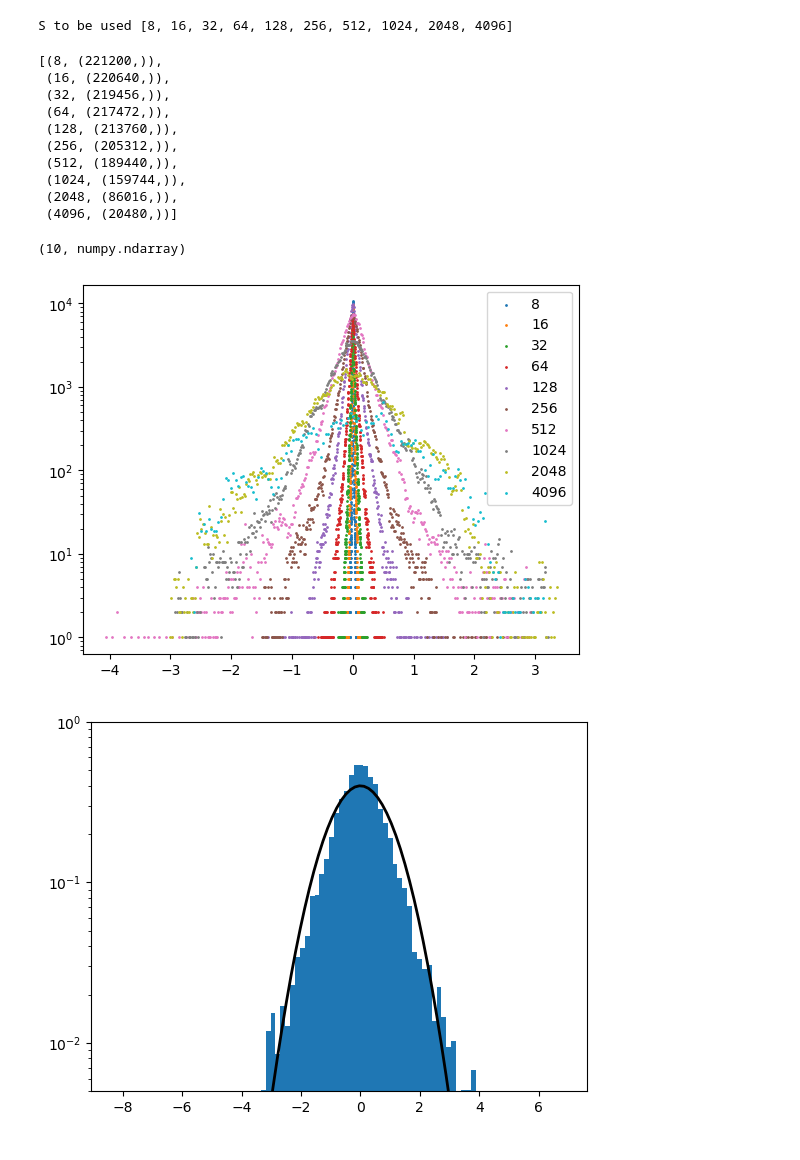
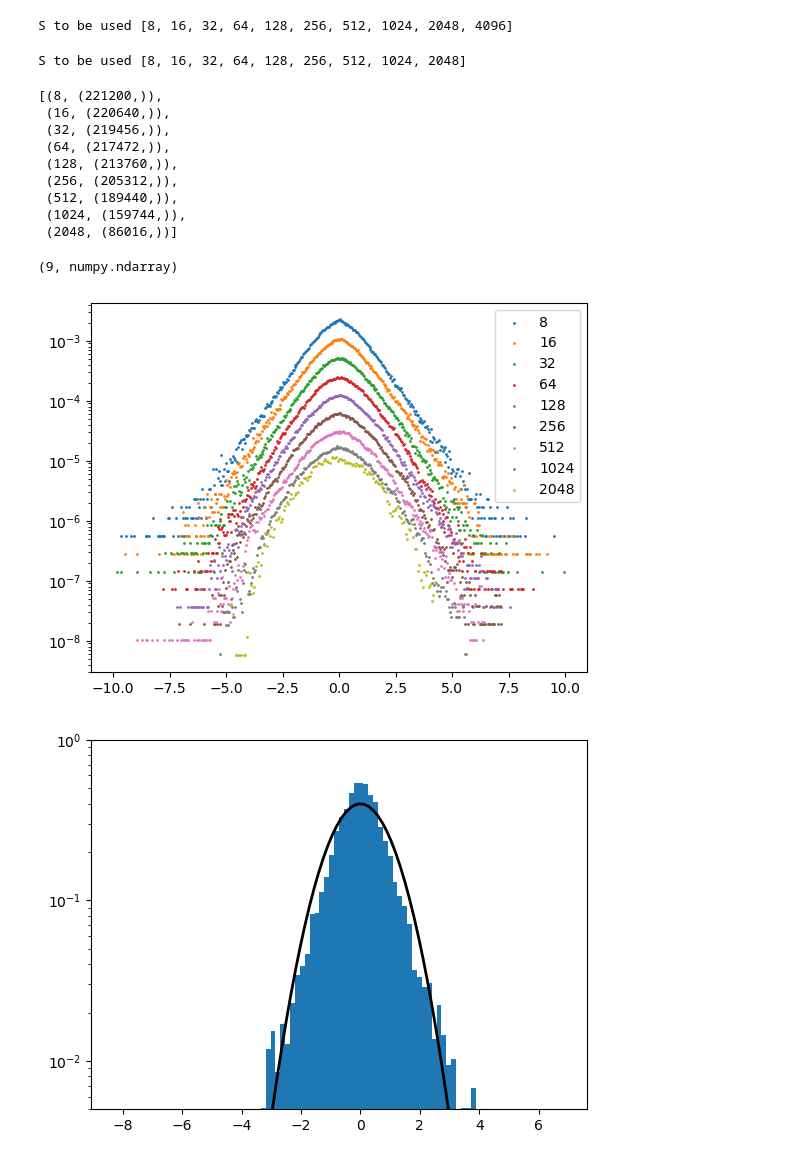
Before and after one commit to threeblueonebrowneyes/Critical-Scale-Invariance-Heart-Rate, a Jupyter notebook: Reading hea files - Data processing.ipynb, the cells around one changed output. Drawn from its saved outputs; the diff is of its cells as text; code cells hidden in the pictures.

```diff
--- a/Reading hea files - Data processing.ipynb
+++ b/Reading hea files - Data processing.ipynb
@@ -164,6 +164,38 @@ for s in S:
 f_log.close()
 # %% [output]
 S to be used [8, 16, 32, 64, 128, 256, 512, 1024, 2048, 4096]
+# %%
+S=[2**i for i in range(3, 12)]
+poly_order=3 # hyperparameter to change
+list_Delta_B=[]
+list_Delta_B_df=pd.DataFrame(columns=[str(s) for s in S])
+print('S to be used',S)
+f_log=open('log_s.txt', 'w')
+for s in S:
+    B_copied=B.copy()
+    print(s, file=f_log)
+    Delta_B_s=[]#np.array(()) #empty array to store delta s B of all patients, computed with same s
+    for file in files:
+        B_patient=B_copied[file][B_copied[file].notna()].values
+
+        n_segment=int(np.floor(B_patient.size/(2*s)))
+        print(file, ' n_seg', n_segment,  file=f_log)
+        if n_segment!= 0: #avoid useless computing power
+            for segment in range(n_segment):
+                detrend.polynomial(B_patient[segment*2*s: (segment+1)*2*s], order=poly_order, plot=False) # for each sliding segment, detrend
+
+            # the whole B but now detrended
+            detrended=B_patient[0:2*s*n_segment].copy() #only those that are possible to detrend (have at least the 2s space/segment)
+            Delta_s_B_file=np.array([detrended[i+s]-detrended[i] for i in range(2*s*n_segment) if i+s< len(detrended)])/np.std(detrended)
+            Delta_B_s.append(Delta_s_B_file)
+    list_Delta_B.append(np.concatenate(Delta_B_s))
+#list_Delta_B_df[str(s)]=np.concatenate(list_Delta_B)
+
+
+
+f_log.close()
+# %% [output]
+S to be used [8, 16, 32, 64, 128, 256, 512, 1024, 2048]
 # %%
 [ (S[i], list_Delta_B[i].shape) for i in range(len(list_Delta_B))]
 # %% [output]
@@ -175,22 +207,21 @@ S to be used [8, 16, 32, 64, 128, 256, 512, 1024, 2048, 4096]
  (256, (205312,)),
  (512, (189440,)),
  (1024, (159744,)),
- (2048, (86016,)),
- (4096, (20480,))]
+ (2048, (86016,))]
 # %%
 len(list_Delta_B), type(list_Delta_B[0])
 # %% [output]
-(10, numpy.ndarray)
+(9, numpy.ndarray)
 # %%
 for i,d in enumerate(list_Delta_B):
-    counts, edges=np.histogram(d/2000, bins=int(np.sqrt(d.size)))
+    counts, edges=np.histogram(d, bins=int(np.sqrt(d.size)), range=(-10, 10))
     bin_cen=(edges[1:]+edges[:-1])/2
-    plt.scatter(bin_cen, counts, s=1, label=str(2**(i+3)))
+    plt.scatter(bin_cen, counts/(S[i]*len(d)), s=1, label=str(2**(i+3)))
     plt.yscale('log')
 plt.legend()
 plt.show()
 # %% [output]
-[figure, old version]
+[figure, new version]
 # %%
 from scipy.stats import norm
 
```
Also changed, not shown: 1 other file.
